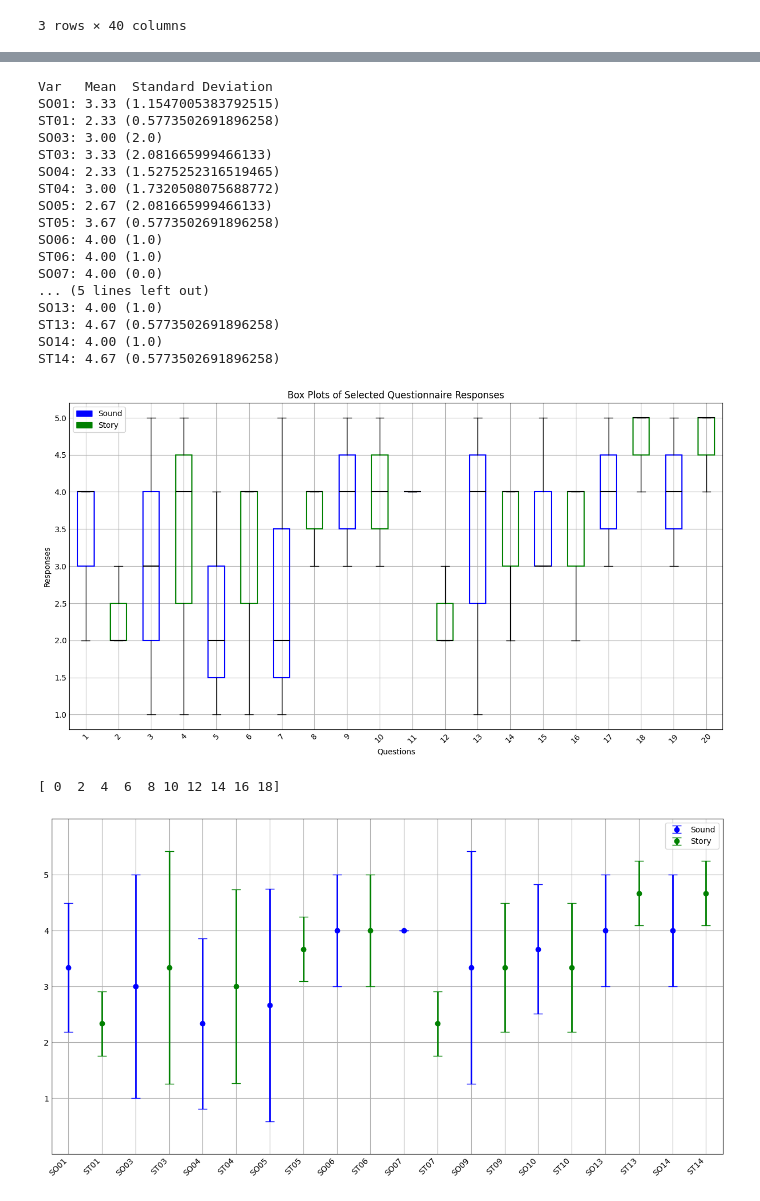
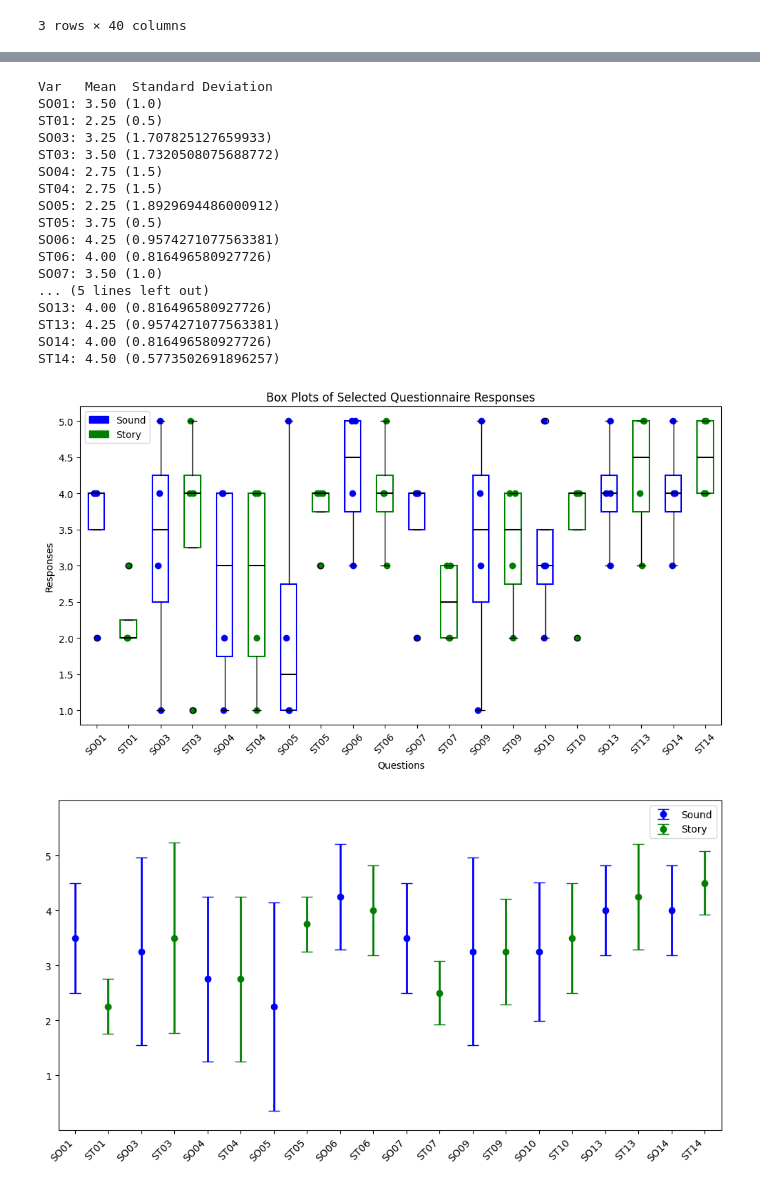
Before and after one commit to michelledtt/stable-diffusion-webui-study, a Jupyter notebook: analysis/stats.ipynb, the cells around one changed output, grey strips where cells are left out. Drawn from its saved outputs; the diff is of its cells as text; code cells hidden in the pictures.

Commit message:
Updated stats boxplot
Now shows data points

```diff
--- a/analysis/stats.ipynb
+++ b/analysis/stats.ipynb
@@ -65,7 +53,8 @@ import matplotlib.pyplot as plt
 import seaborn as sns
 %matplotlib inline
 # %%
-df=pd.read_csv("Desktop/internship/study/data.csv")
+# change file path here
+df=pd.read_csv("Desktop/internship/study/data_application-of-TTIs_28:06.csv")
 # %%
 df.columns
 # %% [output]
@@ -93,4 +76,7 @@ plt.semilogy()
 # %%
+x_labels=["SO01", "ST01", "SO03", "ST03", "SO04", "ST04", "SO05", "ST05", "SO06", "ST06", "SO07", "ST07", "SO09", "ST09", "SO10", "ST10", "SO13", "ST13", "SO14", "ST14"]
+selected_data = df[x_labels]
+
 # Calculate mean and standard deviation
 means = selected_data.mean()
 sd = selected_data.std()
@@ -99,54 +85,59 @@ for col in selected_data:
     print(f"{col}: {means[col]:.2f} ({sd[col]})")
 # %% [output]
 Var   Mean  Standard Deviation
-SO01: 3.33 (1.1547005383792515)
-ST01: 2.33 (0.5773502691896258)
-SO03: 3.00 (2.0)
-ST03: 3.33 (2.081665999466133)
-SO04: 2.33 (1.5275252316519465)
-ST04: 3.00 (1.7320508075688772)
-SO05: 2.67 (2.081665999466133)
-ST05: 3.67 (0.5773502691896258)
-SO06: 4.00 (1.0)
-ST06: 4.00 (1.0)
-SO07: 4.00 (0.0)
+SO01: 3.50 (1.0)
+ST01: 2.25 (0.5)
+SO03: 3.25 (1.707825127659933)
+ST03: 3.50 (1.7320508075688772)
+SO04: 2.75 (1.5)
+ST04: 2.75 (1.5)
+SO05: 2.25 (1.8929694486000912)
+ST05: 3.75 (0.5)
+SO06: 4.25 (0.9574271077563381)
+ST06: 4.00 (0.816496580927726)
+SO07: 3.50 (1.0)
 ... (5 lines left out)
-SO13: 4.00 (1.0)
-ST13: 4.67 (0.5773502691896258)
-SO14: 4.00 (1.0)
-ST14: 4.67 (0.5773502691896258)
+SO13: 4.00 (0.816496580927726)
+ST13: 4.25 (0.9574271077563381)
+SO14: 4.00 (0.816496580927726)
+ST14: 4.50 (0.5773502691896257)
 # %%
-x=["SO01", "ST01", "SO03", "ST03", "SO04", "ST04", "SO05", "ST05", "SO06", "ST06", "SO07", "ST07", "SO09", "ST09", "SO10", "ST10", "SO13", "ST13", "SO14", "ST14"]
-selected_data = df[x]
+
 
 # Create a box plot for the selected columns
 fig, ax = plt.subplots(figsize=(12, 6))
 bp = ax.boxplot(selected_data,patch_artist=True)
 plt.title('Box Plots of Selected Questionnaire Responses')
 plt.xlabel('Questions')
 plt.ylabel('Responses')
-plt.xticks(rotation=45)
+ax.set_xticklabels(x_labels, rotation=45)
+
+colors = ['blue','green']
+
+for i, d in enumerate(selected_data):
+   y_sca = selected_data[d]
+   x_sca = np.random.normal(i + 1, 0.04, len(y))
+   plt.scatter(x_sca, y_sca, color=colors[i%2]) #change color if it gets too visually confusing
 
 # fill with colors
-colors = ['blue','green']
 for i, box in enumerate(bp['boxes']):
     box.set_edgecolor(colors[i % 2])
     box.set_linewidth(1.5)
     box.set_facecolor('none')
 for median in bp['medians']:
     median.set_color('black')
     median.set_linewidth(1.5)
 
 # create legend
 so_legend = mpatches.Patch(color=colors[0], label='Sound')
 st_legend = mpatches.Patch(color=colors[1], label='Story')
 
 plt.legend(handles=[so_legend, st_legend])
 
 #show plot
 plt.show()
 # %% [output]
-[figure, old version]
+[figure, new version]
 # %%
 # Create figure and axis
 fig, ax = plt.subplots(figsize=(12, 6))
@@ -154,8 +145,7 @@ fig, ax = plt.subplots(figsize=(12, 6))
 # Determine indices for SO and ST
 so_indices = np.arange(0, len(means), 2)  # Indices for SO (0, 2, 4, ...)
 st_indices = np.arange(1, len(means), 2)  # Indices for ST (1, 3, 5, ...)
-print(so_indices)
-x_indices = np.arange(len(x))
+x_indices = np.arange(len(x_labels))
 
 # Plot SO data with blue error bars
 ax.errorbar(x_indices[so_indices], means[so_indices], yerr=sd[so_indices], fmt='o', color='blue', linewidth=2, capsize=6, label='Sound')
@@ -168,7 +158,7 @@ ax.set(xlim=(-0.5, len(means) - 0.5), xticks=np.arange(len(means)),
        ylim=(0, 6), yticks=np.arange(1, 6))
 
 # Set x-axis labels
-ax.set_xticklabels(x, rotation=45, ha='right')
+ax.set_xticklabels(x_labels, rotation=45, ha='right')
 
 
 # Add legend
@@ -177,5 +167,4 @@ ax.legend()
 # Show plot
 plt.show()
 # %% [output]
-[ 0  2  4  6  8 10 12 14 16 18]
-[figure, old version]
+[figure, new version]
```
Also changed, not shown: parts of 4 cells of this notebook, 1 other file.
